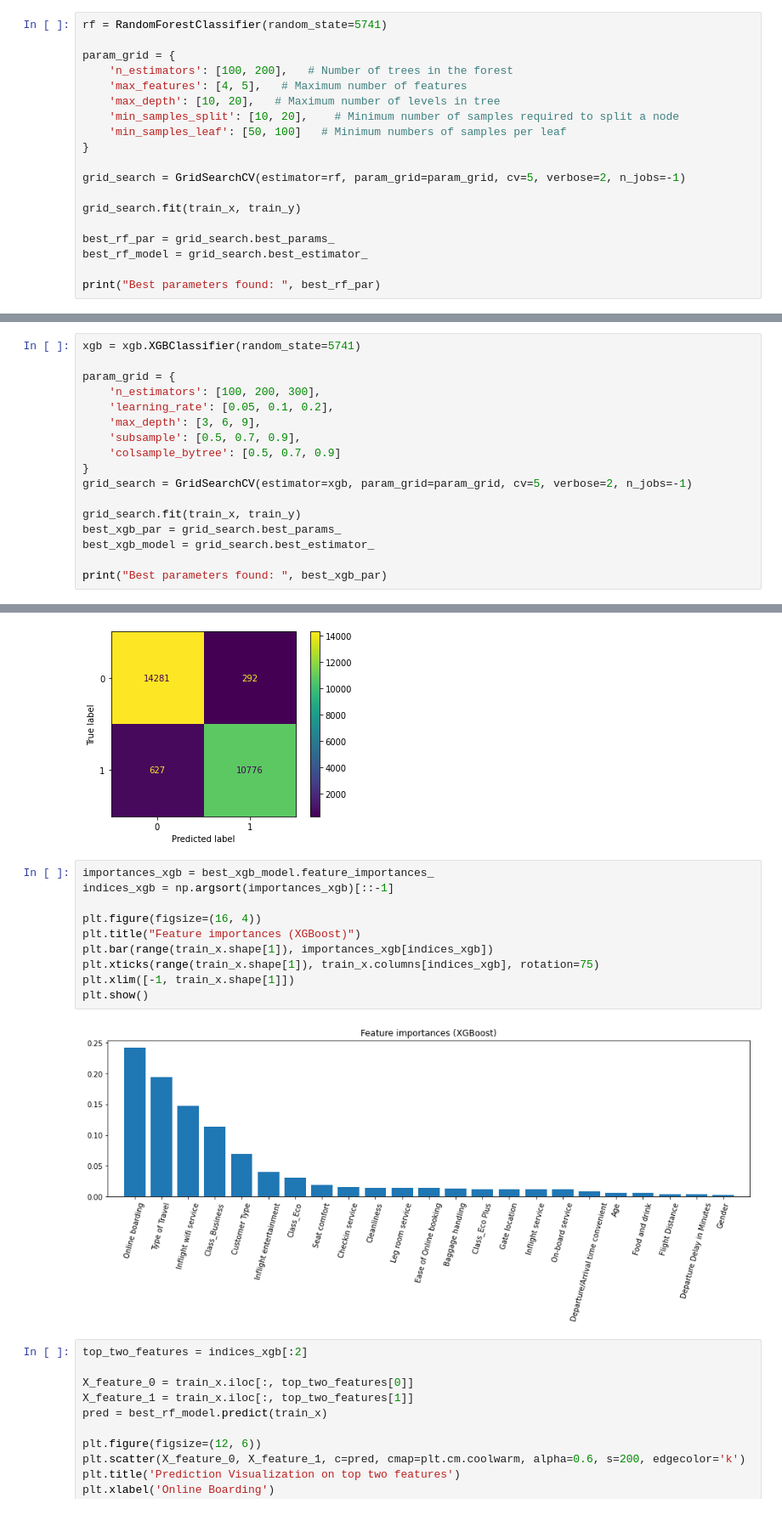
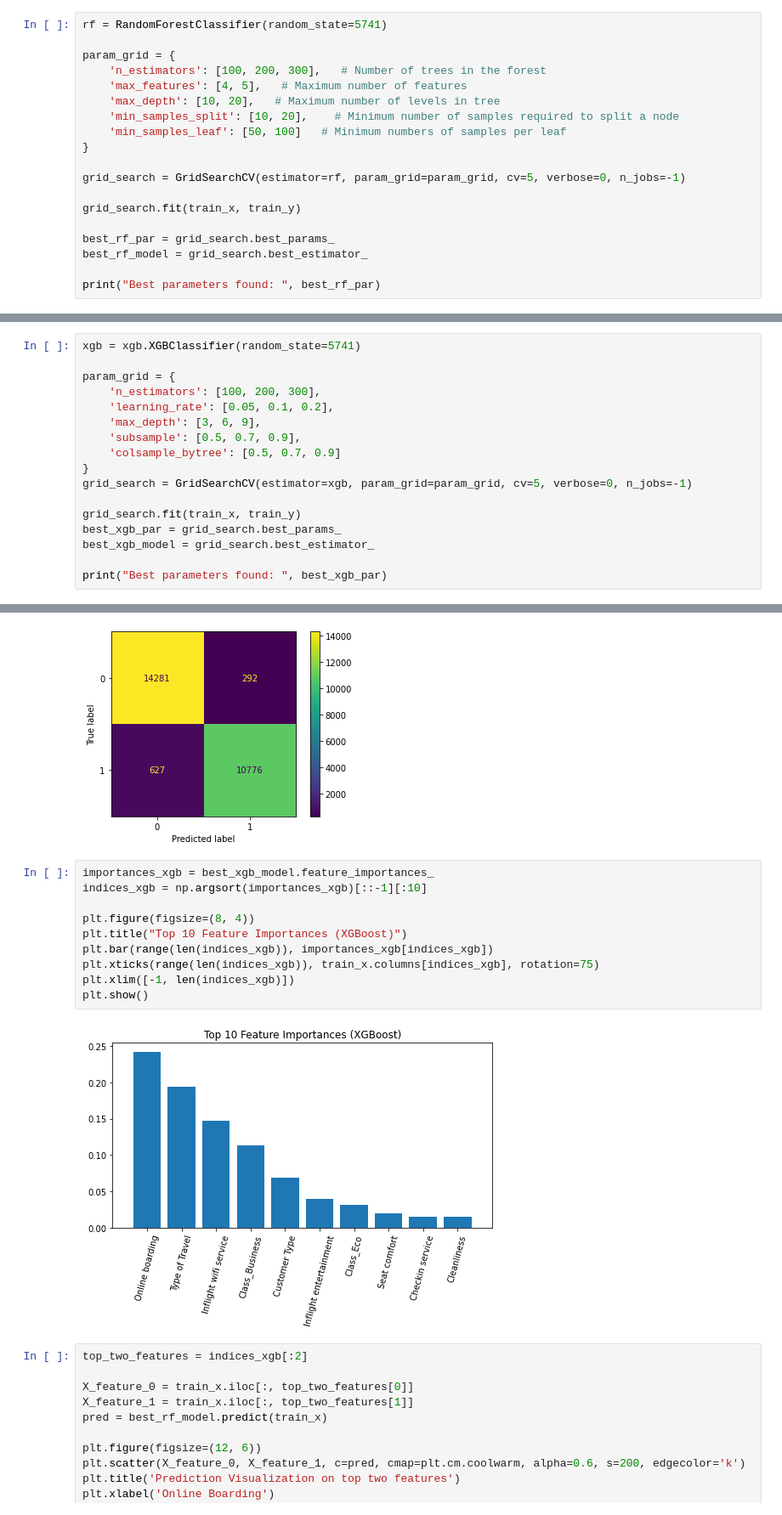
Before and after one commit to Peta0228/Airline-Satisfaction-Prediction, a Jupyter notebook: main.ipynb, the cells around one changed output, grey strips where cells are left out. Shown at 85% size. Cells and saved outputs as stored; diff of their text form.

```diff
--- a/main.ipynb
+++ b/main.ipynb
@@ -197,14 +198,14 @@ def plot_validation_curve(estimator, X, y, param_name, param_range, cv=5, scorin
 rf = RandomForestClassifier(random_state=5741)
 
 param_grid = {
-    'n_estimators': [100, 200],   # Number of trees in the forest
+    'n_estimators': [100, 200, 300],   # Number of trees in the forest
     'max_features': [4, 5],   # Maximum number of features
     'max_depth': [10, 20],   # Maximum number of levels in tree
     'min_samples_split': [10, 20],    # Minimum number of samples required to split a node
     'min_samples_leaf': [50, 100]   # Minimum numbers of samples per leaf
 }
 
-grid_search = GridSearchCV(estimator=rf, param_grid=param_grid, cv=5, verbose=2, n_jobs=-1)
+grid_search = GridSearchCV(estimator=rf, param_grid=param_grid, cv=5, verbose=0, n_jobs=-1)
 
 grid_search.fit(train_x, train_y)
 
@@ -300,7 +292,7 @@ param_grid = {
     'subsample': [0.5, 0.7, 0.9],
     'colsample_bytree': [0.5, 0.7, 0.9]
 }
-grid_search = GridSearchCV(estimator=xgb, param_grid=param_grid, cv=5, verbose=2, n_jobs=-1)
+grid_search = GridSearchCV(estimator=xgb, param_grid=param_grid, cv=5, verbose=0, n_jobs=-1)
 
 grid_search.fit(train_x, train_y)
 best_xgb_par = grid_search.best_params_
@@ -345,16 +321,16 @@ weighted avg       0.96      0.96      0.96     25976
 [figure]
 # %%
 importances_xgb = best_xgb_model.feature_importances_
-indices_xgb = np.argsort(importances_xgb)[::-1]
+indices_xgb = np.argsort(importances_xgb)[::-1][:10]
 
-plt.figure(figsize=(16, 4))
-plt.title("Feature importances (XGBoost)")
-plt.bar(range(train_x.shape[1]), importances_xgb[indices_xgb])
-plt.xticks(range(train_x.shape[1]), train_x.columns[indices_xgb], rotation=75)
-plt.xlim([-1, train_x.shape[1]])
+plt.figure(figsize=(8, 4))
+plt.title("Top 10 Feature Importances (XGBoost)")
+plt.bar(range(len(indices_xgb)), importances_xgb[indices_xgb])
+plt.xticks(range(len(indices_xgb)), train_x.columns[indices_xgb], rotation=75)
+plt.xlim([-1, len(indices_xgb)])
 plt.show()
 # %% [output]
-[figure, old version]
+[figure, new version]
 # %%
 top_two_features = indices_xgb[:2]
 
```
Also changed, not shown: parts of 7 cells of this notebook, 1 other file.
